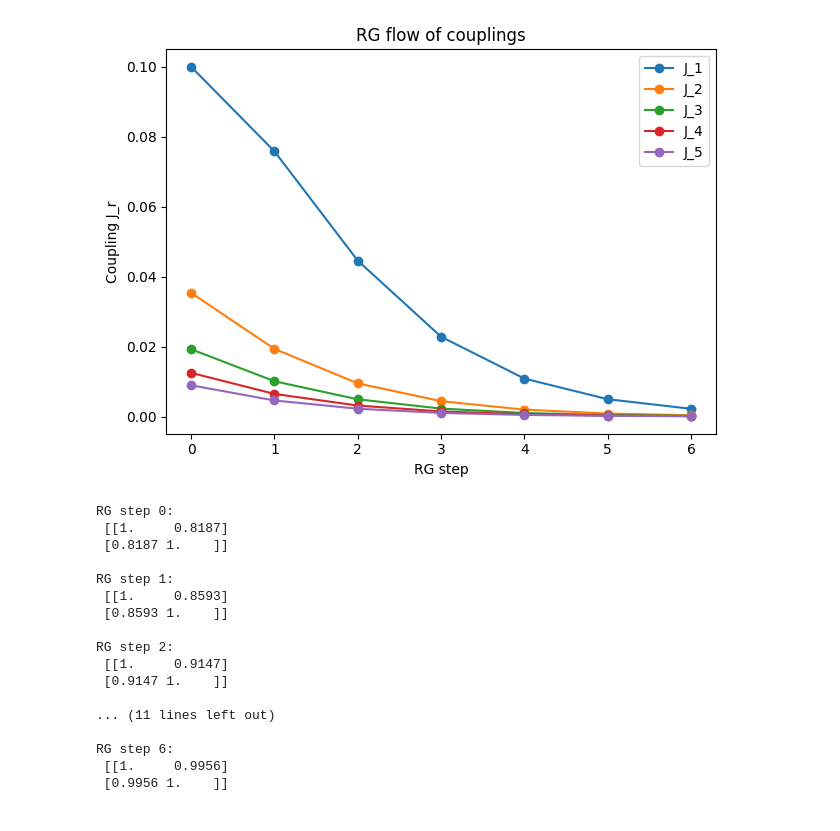
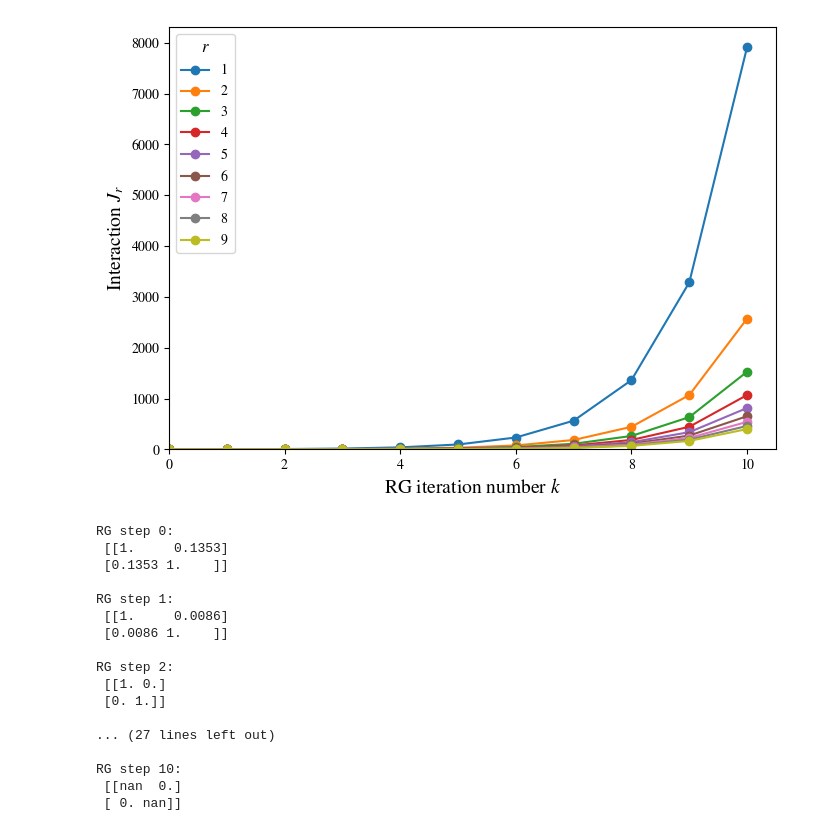
Before and after one commit to erbilcanartun/long-range-ising-chain, a Jupyter notebook: notebooks/rg_flow.ipynb, the cells around one changed output. Drawn from its saved outputs; the diff is of its cells as text; code cells hidden in the pictures.

```diff
--- a/notebooks/rg_flow.ipynb
+++ b/notebooks/rg_flow.ipynb
@@ -1,6 +1,22 @@
 # %%
 import numpy as np
+import matplotlib as mpl
 import matplotlib.pyplot as plt
+
+mpl.rcParams.update({
+    # Base text font (non-math)
+    "font.family": "serif",
+    "font.serif": ["STIXGeneral"],
+
+    # Math font set: controls Greek, symbols, etc. (MathText)
+    # Good options: "stix", "dejavuserif", "cm"
+    "mathtext.fontset": "stix",
+
+    # Optional: force roman/italic/bold mapping for math
+    "mathtext.rm": "STIXGeneral",
+    "mathtext.it": "STIXGeneral:italic",
+    "mathtext.bf": "STIXGeneral:bold",
+})
 
 import sys, os
 sys.path.append(os.path.abspath(os.path.join(os.getcwd(), '..', 'lib')))
@@ -42,7 +58,7 @@ def extract_flows(J_list, max_dist_final):
     return flows
 
 
-def plot_rg_flow(flows, distances_to_plot=None):
+def plot_rg_flow(flows, distances_to_plot=None, fig_name=None):
 
     n_steps_plus_1, max_dist_plus_1 = flows.shape
     max_dist = max_dist_plus_1 - 1
@@ -54,41 +70,47 @@ def plot_rg_flow(flows, distances_to_plot=None):
     plt.figure(figsize=(7, 5))
     for r in distances_to_plot:
         if 1 <= r <= max_dist:
-            plt.plot(steps, flows[:, r], marker='o', label=f"J_{r}")
+            plt.plot(steps, flows[:, r], marker='o', label=f"${r}$")
 
-    plt.xlabel("RG step")
-    plt.ylabel("Coupling J_r")
-    plt.title("RG flow of couplings")
-    plt.legend()
+    plt.xlim(0, None)
+    plt.ylim(0, None)
+    plt.xlabel(r"RG iteration number $k$", fontsize=14)
+    plt.ylabel(r"Interaction $J_r$", fontsize=14)
+    #plt.title("RG flow of couplings")
+    plt.legend(title="$r$", title_fontsize=12)
     plt.tight_layout()
+    if fig_name:
+        plt.savefig(fig_name)
     plt.show()
 # %%
-J0 = .1
-a = 1.5
-max_dist_final = 3**2
-n_steps = 6
+J0 = 1
+a = 1.2
+max_dist_final = 10
+n_steps = 10
 
 J_list, T_list = generate_rg_flow(J0, a, max_dist_final, n_steps, trace_TM=True, TM_r=1)
 flows = extract_flows(J_list, max_dist_final)
-plot_rg_flow(flows, distances_to_plot=[1, 2, 3, 4, 5])
+plot_rg_flow(flows, distances_to_plot=[1, 2, 3, 4, 5,6,7,8,9],
+             fig_name="rg_flow2.png"
+            )
 
 [print(f"\nRG step {i}:\n", np.round(t, 4)) for i, t in enumerate(T_list)];
 # %% [output]
-[figure, old version]
+[figure, new version]
 RG step 0:
- [[1.     0.8187]
- [0.8187 1.    ]]
+ [[1.     0.1353]
+ [0.1353 1.    ]]
 
 RG step 1:
- [[1.     0.8593]
- [0.8593 1.    ]]
+ [[1.     0.0086]
+ [0.0086 1.    ]]
 
 RG step 2:
- [[1.     0.9147]
- [0.9147 1.    ]]
+ [[1. 0.]
+ [0. 1.]]
 
-... (11 lines left out)
+... (27 lines left out)
 
-RG step 6:
- [[1.     0.9956]
- [0.9956 1.    ]]
+RG step 10:
+ [[nan  0.]
+ [ 0. nan]]
```
Also changed, not shown: 4 other files.
